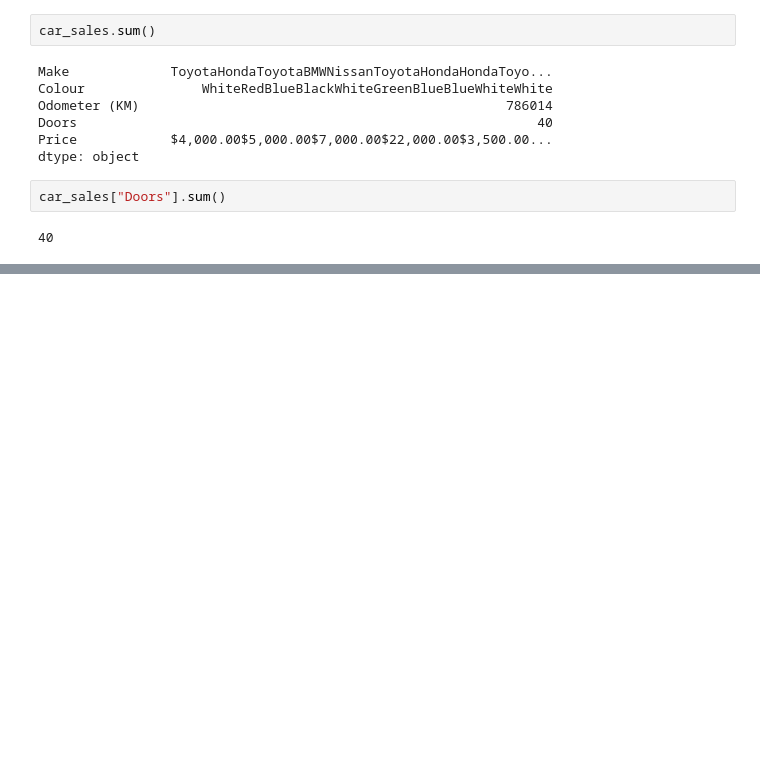
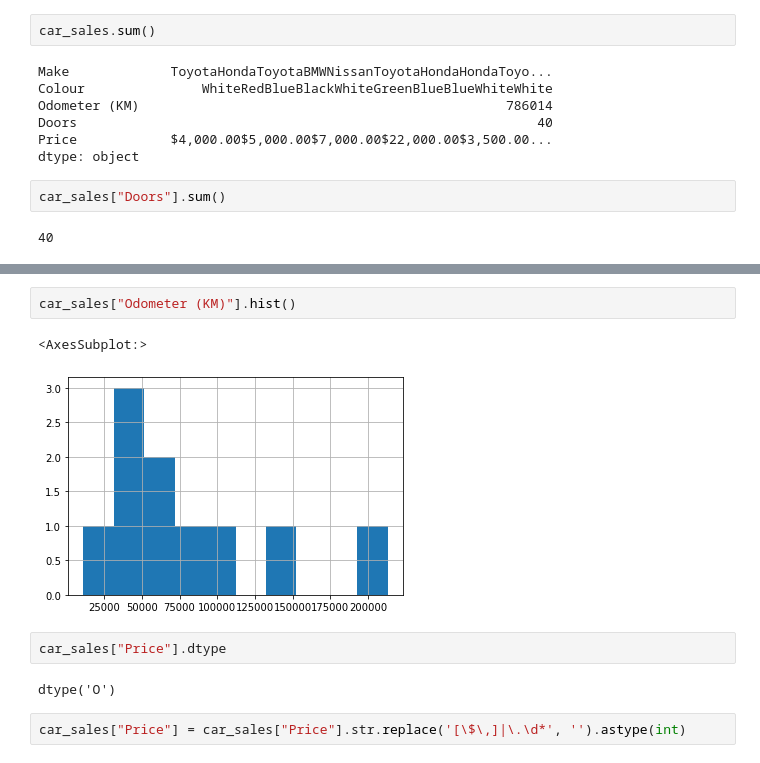
Before and after one commit to writetosudeepto/Data-Science-With-Pandas, a Jupyter notebook: Introduction to Pandas.ipynb, the cells around one changed output, grey strips where cells are left out. Cells and saved outputs as stored; diff of their text form; blank space fills up the shorter version.

```diff
--- a/Introduction to Pandas.ipynb
+++ b/Introduction to Pandas.ipynb
@@ -182,0 +400,11 @@ car_sales["Doors"].sum()
+# %%
+car_sales["Odometer (KM)"].hist()
+# %% [output]
+<AxesSubplot:>
+[figure, added]
+# %%
+car_sales["Price"].dtype
+# %% [output]
+dtype('O')
+# %%
+car_sales["Price"] = car_sales["Price"].str.replace('[\$\,]|\.\d*', '').astype(int)
```
Also changed, not shown: parts of 48 cells of this notebook, 2 other files.
